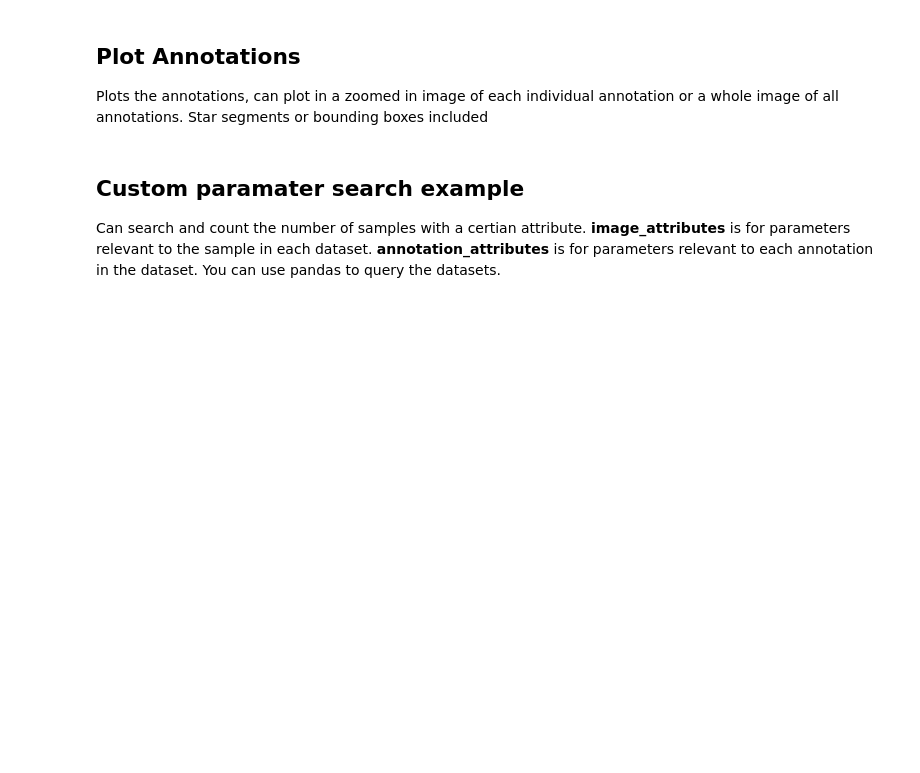
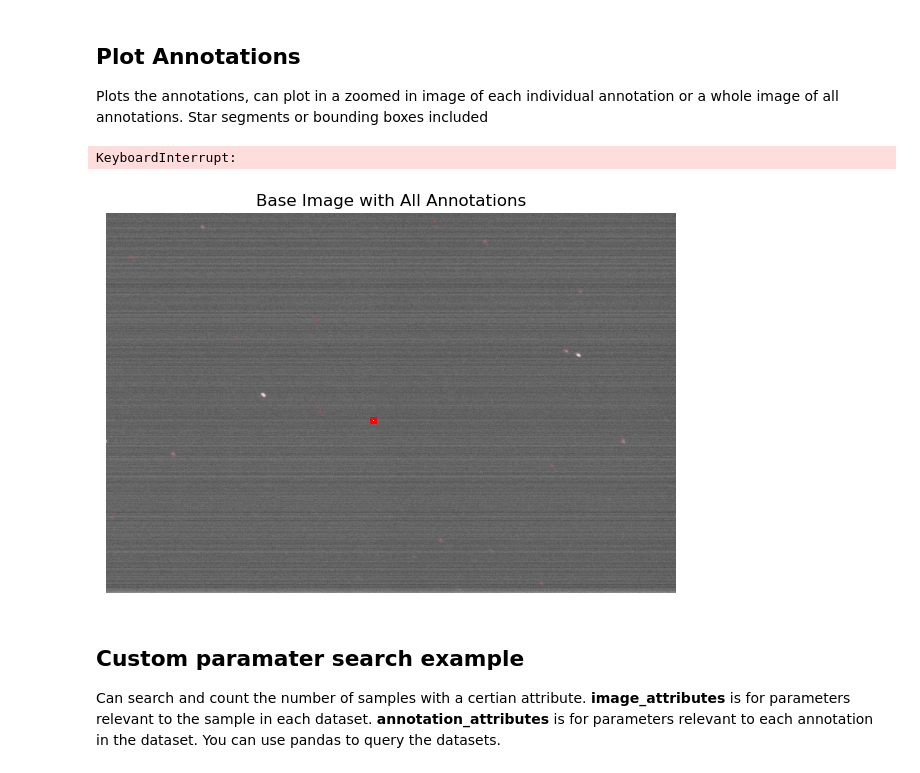
Before and after one commit to Chaps21812/Dataset_Compilation_and_Statistics, a Jupyter notebook: data_connections/training_set_management_tool.ipynb, the cells around one changed output. Cells and saved outputs as stored; diff of their text form; code cells hidden in the pictures; blank space fills up the shorter version.

Commit message:
Python notebooks for modifying and creating coco datasets

```diff
--- a/data_connections/training_set_management_tool.ipynb
+++ b/data_connections/training_set_management_tool.ipynb
@@ -19,7 +19,9 @@ download_data(aws_directory, download_directory, statistics_filename)
 Before using any of the functions below this, please enter in the directory of the dataset you want to analyze. From here all other functions work.
 # %%
 #Enter in the parameters you wish to download
-dataset_directory = "/mnt/c/Users/david.chaparro/Documents/Repos/Dataset-Statistics/data/RME03Star"
+# /mnt/c/Users/david.chaparro/Documents/Repos/Dataset-Statistics/data/RME03Star
+# /mnt/c/Users/david.chaparro/Documents/Repos/Dataset-Statistics/data/RME01Star
+dataset_directory = "/mnt/c/Users/david.chaparro/Documents/Repos/Dataset-Statistics/data/PDS-RME04-2024-07-31"
 
 #Local file handling tool
 local_files = file_path_loader(dataset_directory)
@@ -74,3 +93,14 @@ plot_annotations(dataset_directory, view_satellite=False, view_star=False, view_
+# %%
+#Pandas dataframes for referenece
+#Sample attributes searches parameters relevant to the sample in the dataset
+image_attributes = local_files.statistics_file.sample_attributes
+#Annotation attributes searches parameters relevant to the annotation in each sample
+annotation_attributes = local_files.statistics_file.annotation_attributes
+
+plot_annotation_subset(annotation_attributes[annotation_attributes["local_snr"] < 0], local_files, view_satellite=False,view_star=True, view_image=True)
+# %% [output]
+KeyboardInterrupt:
+[figure, added]
 # %% [markdown]
 ## Custom paramater search example
 
```
Also changed, not shown: parts of 7 cells of this notebook, 2 other files.
